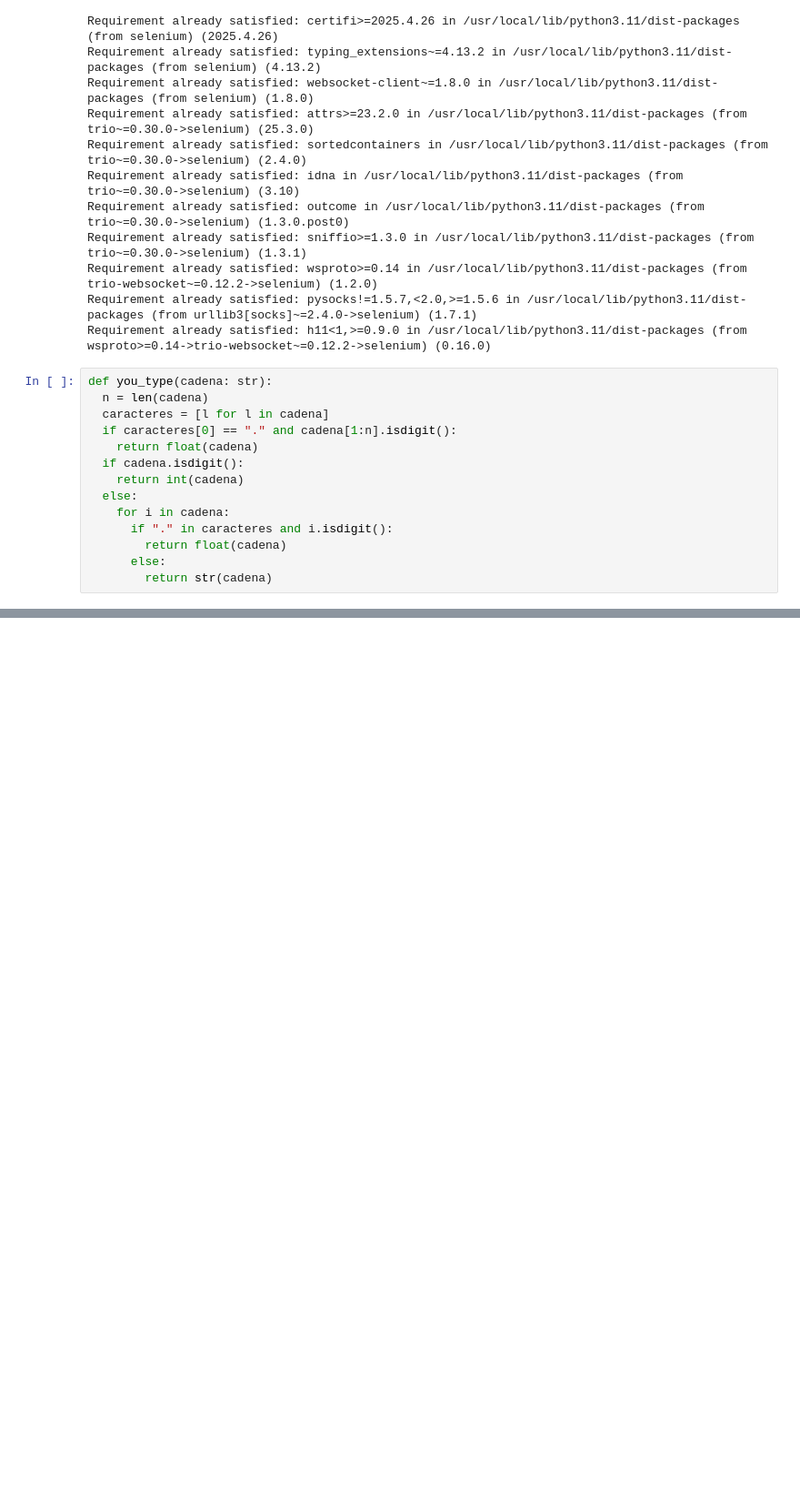
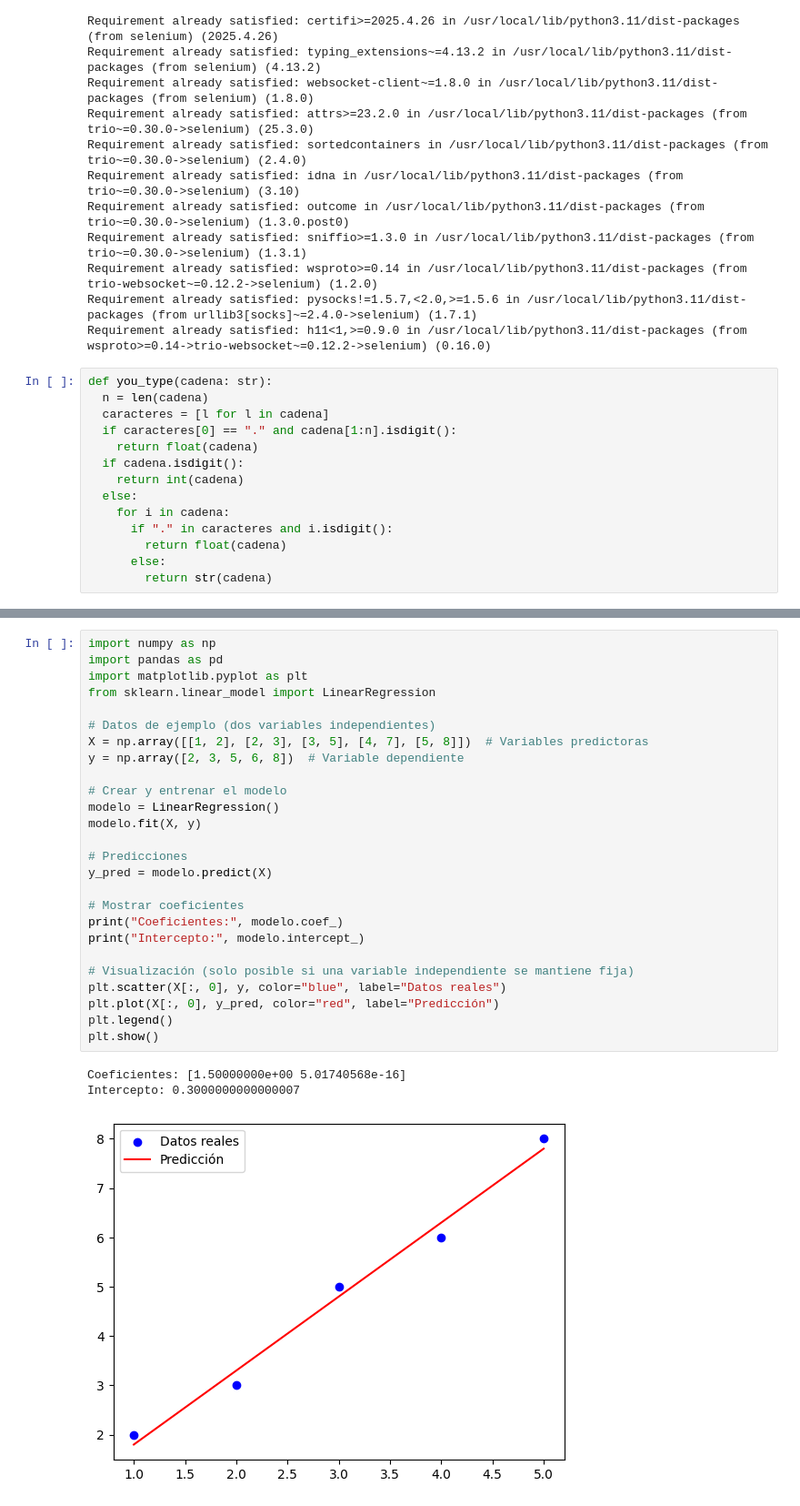
Before and after one commit to Datadrummer-jr/-El-Camino-a-Cooperstown, a Jupyter notebook: Web_Scraping.ipynb, the cells around one changed output, grey strips where cells are left out. Shown at 91% size. Drawn from its saved outputs; the diff is of its cells as text; blank space fills up the shorter version.

```diff
--- a/Web_Scraping.ipynb
+++ b/Web_Scraping.ipynb
@@ -246,0 +317,30 @@ print(war)
+# %%
+import numpy as np
+import pandas as pd
+import matplotlib.pyplot as plt
+from sklearn.linear_model import LinearRegression
+
+# Datos de ejemplo (dos variables independientes)
+X = np.array([[1, 2], [2, 3], [3, 5], [4, 7], [5, 8]])  # Variables predictoras
+y = np.array([2, 3, 5, 6, 8])  # Variable dependiente
+
+# Crear y entrenar el modelo
+modelo = LinearRegression()
+modelo.fit(X, y)
+
+# Predicciones
+y_pred = modelo.predict(X)
+
+# Mostrar coeficientes
+print("Coeficientes:", modelo.coef_)
+print("Intercepto:", modelo.intercept_)
+
+# Visualización (solo posible si una variable independiente se mantiene fija)
+plt.scatter(X[:, 0], y, color="blue", label="Datos reales")
+plt.plot(X[:, 0], y_pred, color="red", label="Predicción")
+plt.legend()
+plt.show()
+# %% [output]
+Coeficientes: [1.50000000e+00 5.01740568e-16]
+Intercepto: 0.3000000000000007
+[figure, added]
```
Also changed, not shown: parts of 12 cells of this notebook.
